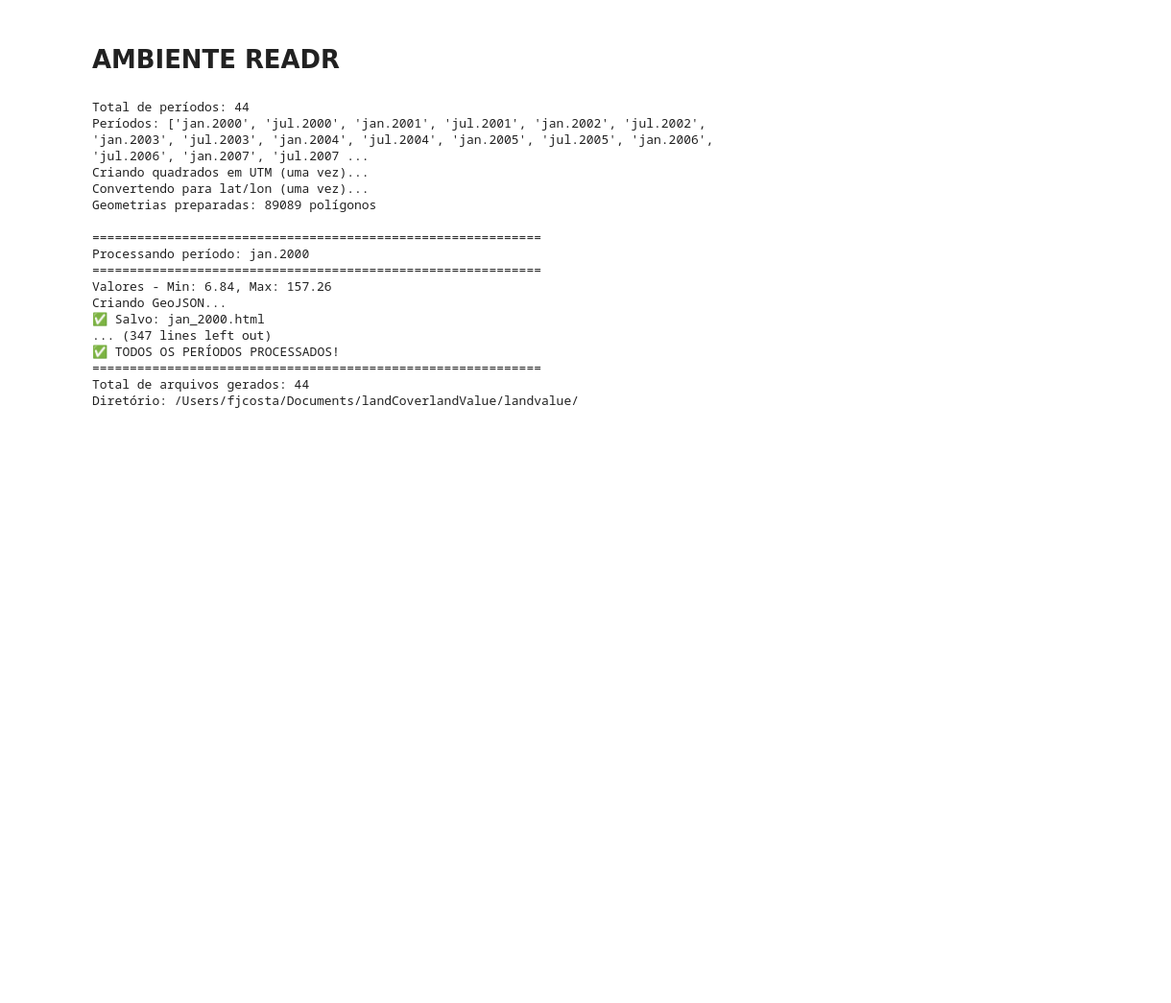
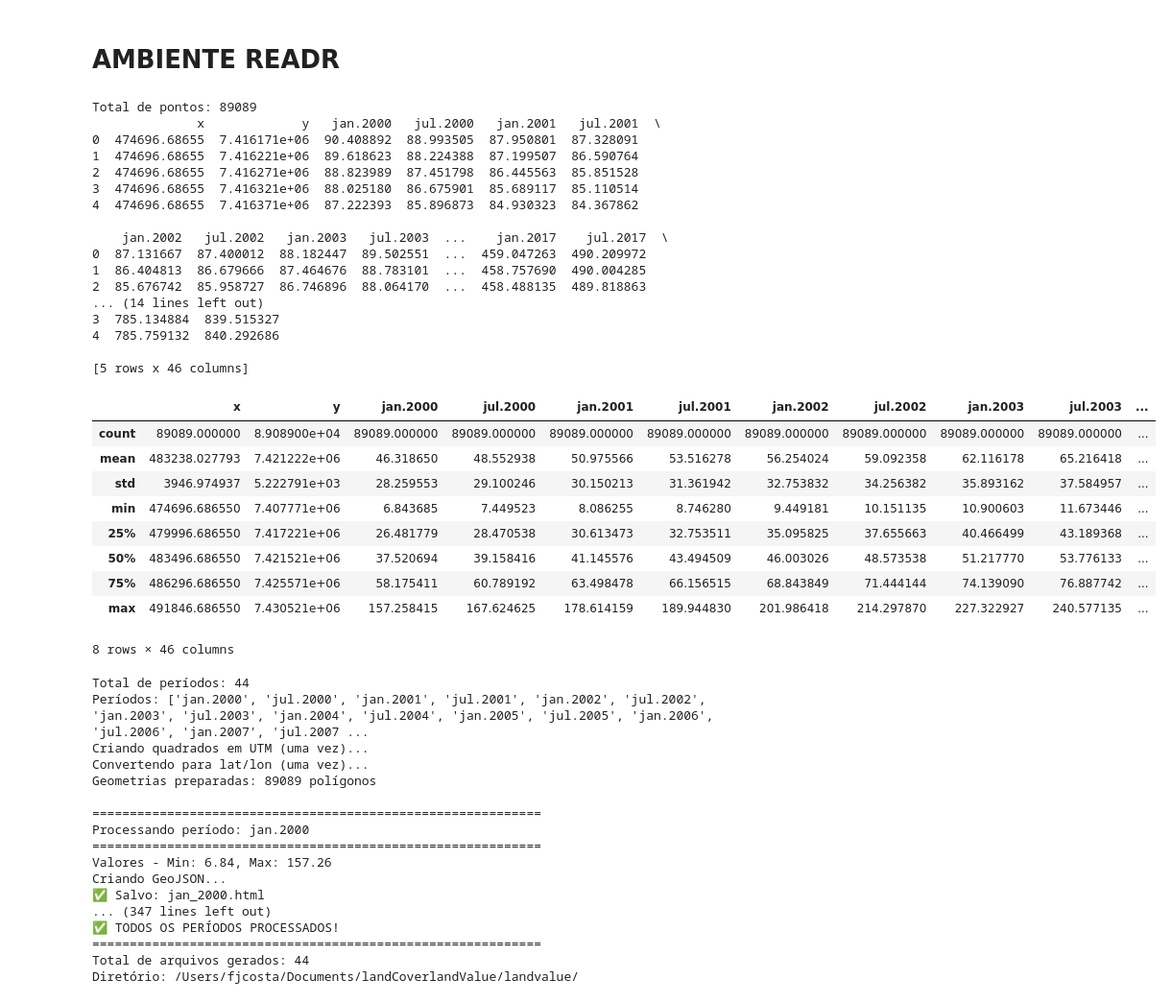
Before and after one commit to fjrcosta/landCoverlandValue, a Jupyter notebook: scripts/LandValuesMapsGAMSLSS.ipynb, the cells around one changed output. Shown at 96% size. Cells and saved outputs as stored; diff of their text form; code cells hidden in the pictures; blank space fills up the shorter version.

```diff
--- a/scripts/LandValuesMapsGAMSLSS.ipynb
+++ b/scripts/LandValuesMapsGAMSLSS.ipynb
@@ -3,16 +3,47 @@
 # %%
 import pandas as pd
 import numpy as np
 import folium
 from shapely.geometry import Polygon
 from pyproj import Transformer
 import matplotlib.colors as mcolors
 import pyreadr
 result = pyreadr.read_r('/Volumes/ssd_externo/UEL MESTRADO 2020/Dissertação/Simulações em R/GAMLSS/pred_geral')
+
 df = result[None]
 
 print(f"Total de pontos: {len(df)}")
 print(df.head())
+
+df.describe()
+# %% [output]
+Total de pontos: 89089
+              x             y   jan.2000   jul.2000   jan.2001   jul.2001  \
+0  474696.68655  7.416171e+06  90.408892  88.993505  87.950801  87.328091
+1  474696.68655  7.416221e+06  89.618623  88.224388  87.199507  86.590764
+2  474696.68655  7.416271e+06  88.823989  87.451798  86.445563  85.851528
+3  474696.68655  7.416321e+06  88.025180  86.675901  85.689117  85.110514
+4  474696.68655  7.416371e+06  87.222393  85.896873  84.930323  84.367862
+
+    jan.2002   jul.2002   jan.2003   jul.2003  ...    jan.2017    jul.2017  \
+0  87.131667  87.400012  88.182447  89.502551  ...  459.047263  490.209972
+1  86.404813  86.679666  87.464676  88.783101  ...  458.757690  490.004285
+2  85.676742  85.958727  86.746896  88.064170  ...  458.488135  489.818863
+... (14 lines left out)
+3  785.134884  839.515327
+4  785.759132  840.292686
+
+[5 rows x 46 columns]
+|  | x | y | jan.2000 | jul.2000 | jan.2001 | jul.2001 | jan.2002 | jul.2002 | jan.2003 | jul.2003 | ... |
+| count | 89089.000000 | 8.908900e+04 | 89089.000000 | 89089.000000 | 89089.000000 | 89089.000000 | 89089.000000 | 89089.000000 | 89089.000000 | 89089.000000 | ... |
+| mean | 483238.027793 | 7.421222e+06 | 46.318650 | 48.552938 | 50.975566 | 53.516278 | 56.254024 | 59.092358 | 62.116178 | 65.216418 | ... |
+| std | 3946.974937 | 5.222791e+03 | 28.259553 | 29.100246 | 30.150213 | 31.361942 | 32.753832 | 34.256382 | 35.893162 | 37.584957 | ... |
+| min | 474696.686550 | 7.407771e+06 | 6.843685 | 7.449523 | 8.086255 | 8.746280 | 9.449181 | 10.151135 | 10.900603 | 11.673446 | ... |
+| 25% | 479996.686550 | 7.417221e+06 | 26.481779 | 28.470538 | 30.613473 | 32.753511 | 35.095825 | 37.655663 | 40.466499 | 43.189368 | ... |
+| 50% | 483496.686550 | 7.421521e+06 | 37.520694 | 39.158416 | 41.145576 | 43.494509 | 46.003026 | 48.573538 | 51.217770 | 53.776133 | ... |
+| 75% | 486296.686550 | 7.425571e+06 | 58.175411 | 60.789192 | 63.498478 | 66.156515 | 68.843849 | 71.444144 | 74.139090 | 76.887742 | ... |
+| max | 491846.686550 | 7.430521e+06 | 157.258415 | 167.624625 | 178.614159 | 189.944830 | 201.986418 | 214.297870 | 227.322927 | 240.577135 | ... |
+8 rows × 46 columns
 # %%
 # Calcular distâncias entre pontos consecutivos
 import numpy as np
```
Also changed, not shown: parts of 3 cells of this notebook, 45 other files.
